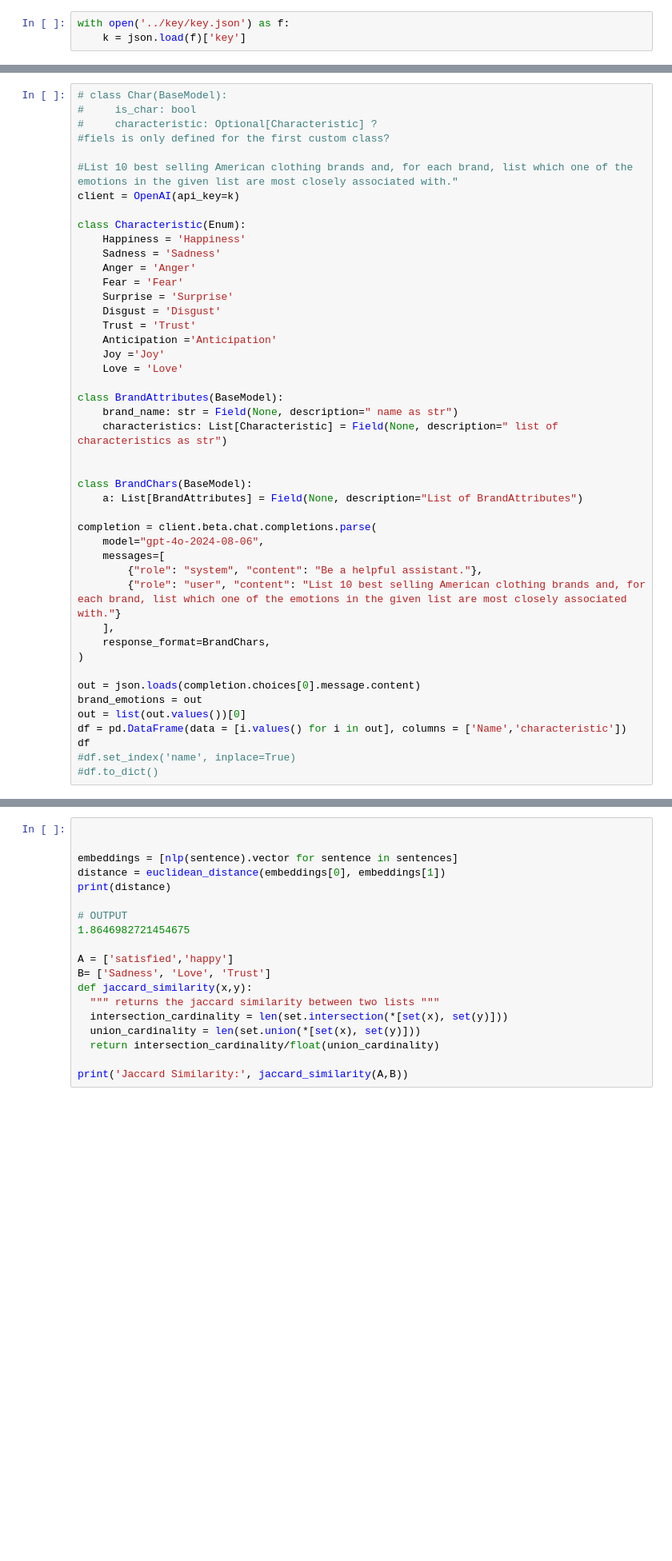
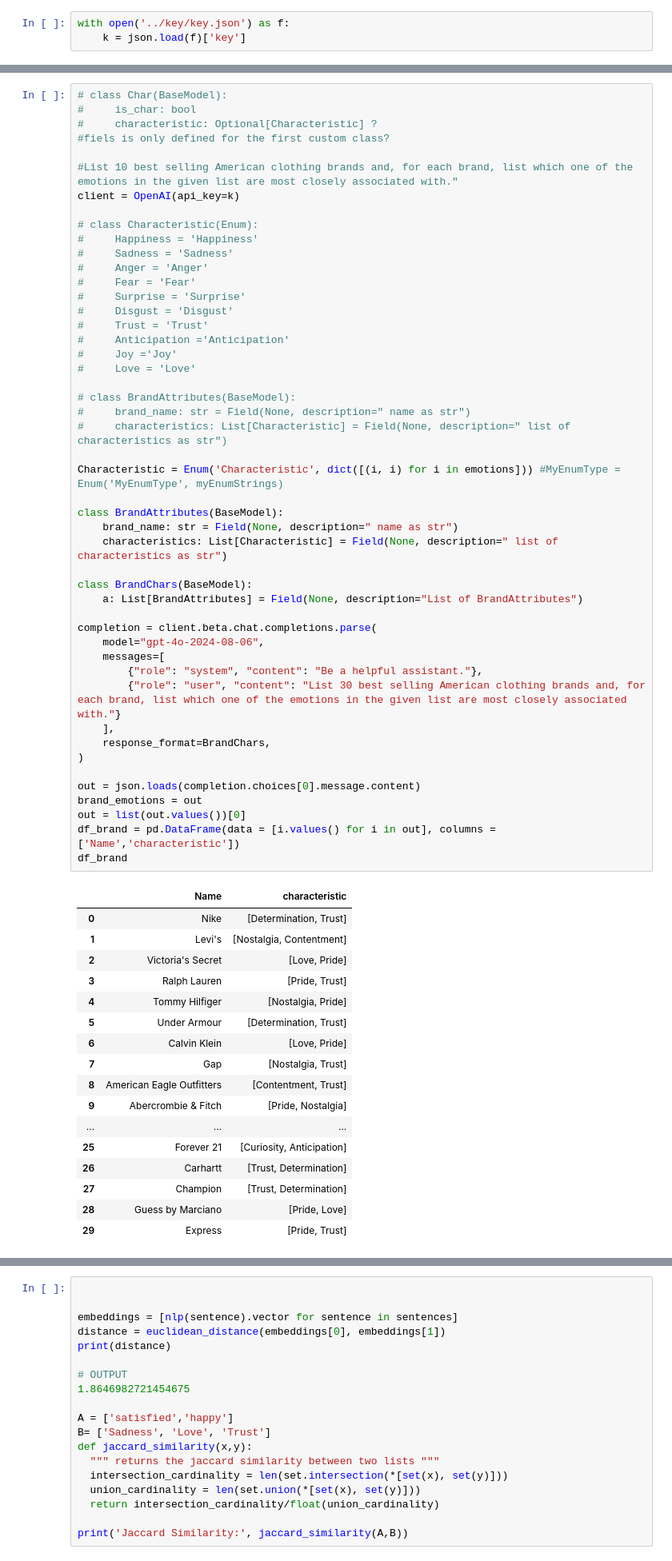
Before and after one commit to nedaresa/clothing_brand_recommender, a Jupyter notebook: explore.ipynb, the cells around one changed output, grey strips where cells are left out. Shown at 80% size. Saved outputs shown, nothing was run; the diff lists cells and outputs as text; blank space fills up the shorter version.

```diff
--- a/explore.ipynb
+++ b/explore.ipynb
@@ -33,48 +35,69 @@ print(emotions)
 # %%
 # class Char(BaseModel):
 #     is_char: bool
 #     characteristic: Optional[Characteristic] ?
 #fiels is only defined for the first custom class?
 
 #List 10 best selling American clothing brands and, for each brand, list which one of the emotions in the given list are most closely associated with."
 client = OpenAI(api_key=k)
 
-class Characteristic(Enum):
-    Happiness = 'Happiness'
-    Sadness = 'Sadness'
-    Anger = 'Anger'
-    Fear = 'Fear'
-    Surprise = 'Surprise'
-    Disgust = 'Disgust'
-    Trust = 'Trust'
-    Anticipation ='Anticipation'
-    Joy ='Joy'
-    Love = 'Love'
+# class Characteristic(Enum):
+#     Happiness = 'Happiness'
+#     Sadness = 'Sadness'
+#     Anger = 'Anger'
+#     Fear = 'Fear'
+#     Surprise = 'Surprise'
+#     Disgust = 'Disgust'
+#     Trust = 'Trust'
+#     Anticipation ='Anticipation'
+#     Joy ='Joy'
+#     Love = 'Love'
+
+# class BrandAttributes(BaseModel):
+#     brand_name: str = Field(None, description=" name as str")
+#     characteristics: List[Characteristic] = Field(None, description=" list of characteristics as str")
+
+Characteristic = Enum('Characteristic', dict([(i, i) for i in emotions])) #MyEnumType = Enum('MyEnumType', myEnumStrings)
 
 class BrandAttributes(BaseModel):
     brand_name: str = Field(None, description=" name as str")
     characteristics: List[Characteristic] = Field(None, description=" list of characteristics as str")
-
 
 class BrandChars(BaseModel):
     a: List[BrandAttributes] = Field(None, description="List of BrandAttributes")
 
 completion = client.beta.chat.completions.parse(
     model="gpt-4o-2024-08-06",
     messages=[
         {"role": "system", "content": "Be a helpful assistant."},
-        {"role": "user", "content": "List 10 best selling American clothing brands and, for each brand, list which one of the emotions in the given list are most closely associated with."}
+        {"role": "user", "content": "List 30 best selling American clothing brands and, for each brand, list which one of the emotions in the given list are most closely associated with."}
     ],
     response_format=BrandChars,
 )
 
 out = json.loads(completion.choices[0].message.content)
 brand_emotions = out
 out = list(out.values())[0]
-df = pd.DataFrame(data = [i.values() for i in out], columns = ['Name','characteristic'])
-df
-#df.set_index('name', inplace=True)
-#df.to_dict()
+df_brand = pd.DataFrame(data = [i.values() for i in out], columns = ['Name','characteristic'])
+df_brand
+# %% [output]
+|  | Name | characteristic |
+| 0 | Nike | [Determination, Trust] |
+| 1 | Levi's | [Nostalgia, Contentment] |
+| 2 | Victoria's Secret | [Love, Pride] |
+| 3 | Ralph Lauren | [Pride, Trust] |
+| 4 | Tommy Hilfiger | [Nostalgia, Pride] |
+| 5 | Under Armour | [Determination, Trust] |
+| 6 | Calvin Klein | [Love, Pride] |
+| 7 | Gap | [Nostalgia, Trust] |
+| 8 | American Eagle Outfitters | [Contentment, Trust] |
+| 9 | Abercrombie & Fitch | [Pride, Nostalgia] |
+| ... | ... | ... |
+| 25 | Forever 21 | [Curiosity, Anticipation] |
+| 26 | Carhartt | [Trust, Determination] |
+| 27 | Champion | [Trust, Determination] |
+| 28 | Guess by Marciano | [Pride, Love] |
+| 29 | Express | [Pride, Trust] |
 # %%
 #Take the example song, and list which one of the emotions in the given list are most closely associated with the song.")
 
```
Also changed, not shown: parts of 14 cells of this notebook.
